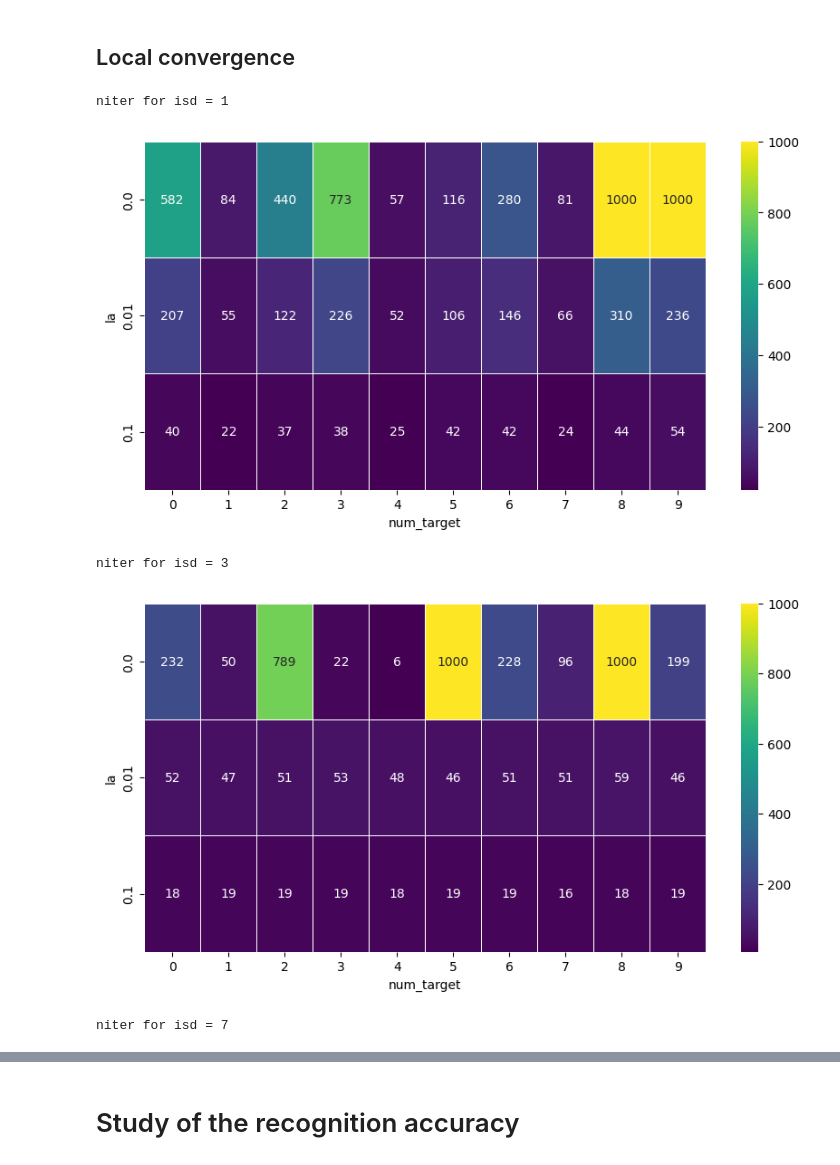
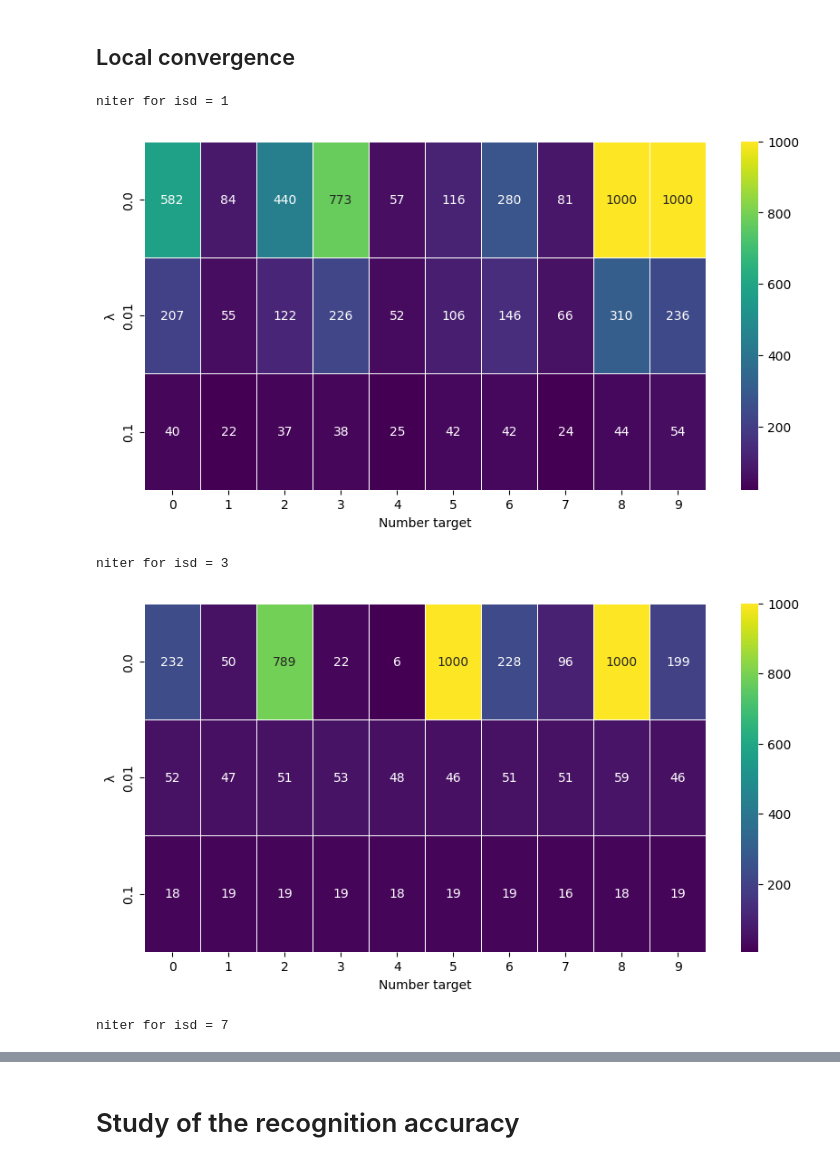
Before and after one commit to carlosarboness/NN-Mathematical-Optimization, a Jupyter notebook: graphics.ipynb, the cells around one changed output, grey strips where cells are left out. Cells and saved outputs as stored; diff of their text form; code cells hidden in the pictures.

```diff
--- a/graphics.ipynb
+++ b/graphics.ipynb
@@ -43,6 +43,8 @@ checking the gradient at the last iteration
 par = '||g*||'
 for isd in [1, 3, 7]:
     show_heatmap(dd, isd, par, log=True, vmin=1e-7, vmax=1e-2)
+    plt.xlabel('Number target')
+    plt.ylabel('λ')
     print(f'{par} for isd = ' + str(isd))
     plt.savefig(f'figures/go_isd_{isd}.png', dpi=300, bbox_inches='tight')
     plt.show()
@@ -89,13 +91,15 @@ Check the evolution of L* for each model trained
 # %%
 par = 'niter'
 for isd in [1, 3, 7]:
     show_heatmap(dd, isd, par, fmt=".0f")
+    plt.xlabel('Number target')
+    plt.ylabel('λ')
     print(f'{par} for isd = ' + str(isd))
     plt.savefig(f'figures/niter_isd_{isd}.png', dpi=300, bbox_inches='tight')
     plt.show()
 # %% [output]
 niter for isd = 1
-[figure, old version]
+[figure, new version]
 niter for isd = 3
-[figure, old version]
+[figure, new version]
 niter for isd = 7
```
Also changed, not shown: parts of 8 cells of this notebook, 14 other files.
